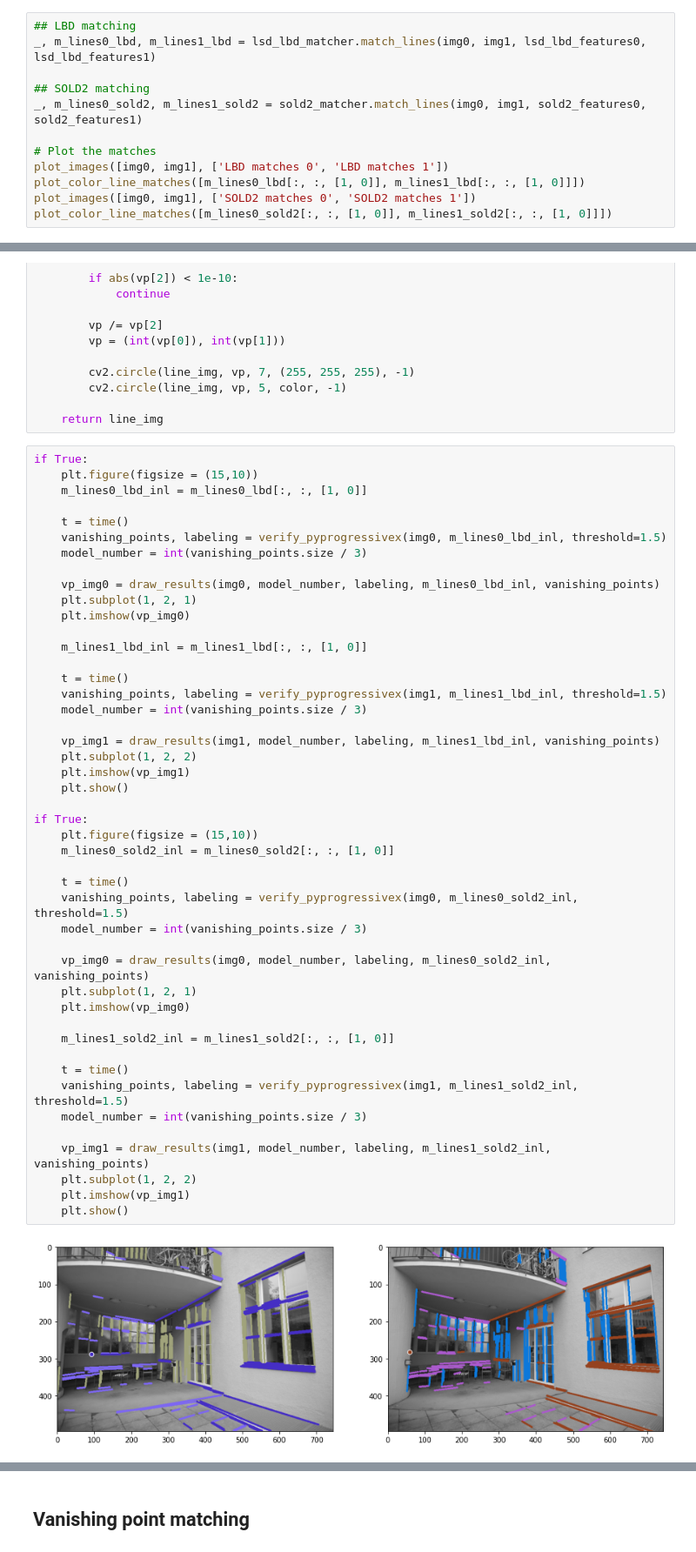
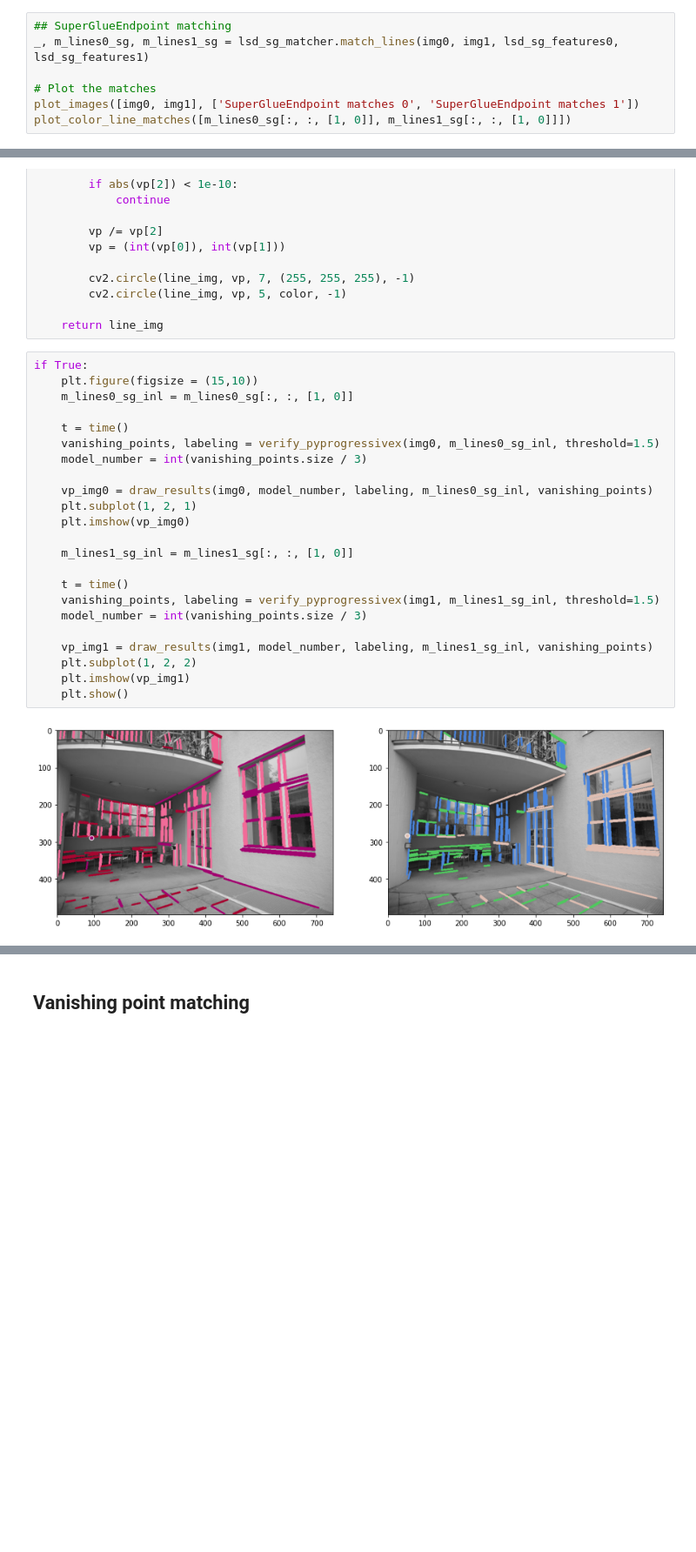
Before and after one commit to danini/robust-line-based-estimator, a Jupyter notebook: examples/multi_vp_from_lines.ipynb, the cells around one changed output, grey strips where cells are left out. Shown at 87% size. Cells and saved outputs as stored; diff of their text form; blank space fills up the shorter version.

```diff
--- a/examples/multi_vp_from_lines.ipynb
+++ b/examples/multi_vp_from_lines.ipynb
@@ -48,15 +35,10 @@ plot_lines([sold2_features0["line_segments"][:, :, [1, 0]], sold2_features1["lin
 # %% [markdown]
 ## Line matching
 # %%
-## LBD matching
-_, m_lines0_lbd, m_lines1_lbd = lsd_lbd_matcher.match_lines(img0, img1, lsd_lbd_features0, lsd_lbd_features1)
-
-## SOLD2 matching
-_, m_lines0_sold2, m_lines1_sold2 = sold2_matcher.match_lines(img0, img1, sold2_features0, sold2_features1)
+## SuperGlueEndpoint matching
+_, m_lines0_sg, m_lines1_sg = lsd_sg_matcher.match_lines(img0, img1, lsd_sg_features0, lsd_sg_features1)
 
 # Plot the matches
-plot_images([img0, img1], ['LBD matches 0', 'LBD matches 1'])
-plot_color_line_matches([m_lines0_lbd[:, :, [1, 0]], m_lines1_lbd[:, :, [1, 0]]])
-plot_images([img0, img1], ['SOLD2 matches 0', 'SOLD2 matches 1'])
-plot_color_line_matches([m_lines0_sold2[:, :, [1, 0]], m_lines1_sold2[:, :, [1, 0]]])
+plot_images([img0, img1], ['SuperGlueEndpoint matches 0', 'SuperGlueEndpoint matches 1'])
+plot_color_line_matches([m_lines0_sg[:, :, [1, 0]], m_lines1_sg[:, :, [1, 0]]])
 # %% [output]
@@ -134,48 +115,25 @@ def draw_results(img, model_number, labeling, linesegments, vanishing_points):
 # %%
 if True:
     plt.figure(figsize = (15,10))
-    m_lines0_lbd_inl = m_lines0_lbd[:, :, [1, 0]]
+    m_lines0_sg_inl = m_lines0_sg[:, :, [1, 0]]
 
     t = time()
-    vanishing_points, labeling = verify_pyprogressivex(img0, m_lines0_lbd_inl, threshold=1.5)
+    vanishing_points, labeling = verify_pyprogressivex(img0, m_lines0_sg_inl, threshold=1.5)
     model_number = int(vanishing_points.size / 3)
 
-    vp_img0 = draw_results(img0, model_number, labeling, m_lines0_lbd_inl, vanishing_points)
+    vp_img0 = draw_results(img0, model_number, labeling, m_lines0_sg_inl, vanishing_points)
     plt.subplot(1, 2, 1)
     plt.imshow(vp_img0)
 
-    m_lines1_lbd_inl = m_lines1_lbd[:, :, [1, 0]]
+    m_lines1_sg_inl = m_lines1_sg[:, :, [1, 0]]
 
     t = time()
-    vanishing_points, labeling = verify_pyprogressivex(img1, m_lines1_lbd_inl, threshold=1.5)
+    vanishing_points, labeling = verify_pyprogressivex(img1, m_lines1_sg_inl, threshold=1.5)
     model_number = int(vanishing_points.size / 3)
 
-    vp_img1 = draw_results(img1, model_number, labeling, m_lines1_lbd_inl, vanishing_points)
+    vp_img1 = draw_results(img1, model_number, labeling, m_lines1_sg_inl, vanishing_points)
     plt.subplot(1, 2, 2)
     plt.imshow(vp_img1)
     plt.show()
-
-if True:
-    plt.figure(figsize = (15,10))
-    m_lines0_sold2_inl = m_lines0_sold2[:, :, [1, 0]]
-
-    t = time()
-    vanishing_points, labeling = verify_pyprogressivex(img0, m_lines0_sold2_inl, threshold=1.5)
-    model_number = int(vanishing_points.size / 3)
-
-    vp_img0 = draw_results(img0, model_number, labeling, m_lines0_sold2_inl, vanishing_points)
-    plt.subplot(1, 2, 1)
-    plt.imshow(vp_img0)
-
-    m_lines1_sold2_inl = m_lines1_sold2[:, :, [1, 0]]
-
-    t = time()
-    vanishing_points, labeling = verify_pyprogressivex(img1, m_lines1_sold2_inl, threshold=1.5)
-    model_number = int(vanishing_points.size / 3)
-
-    vp_img1 = draw_results(img1, model_number, labeling, m_lines1_sold2_inl, vanishing_points)
-    plt.subplot(1, 2, 2)
-    plt.imshow(vp_img1)
-    plt.show()
 # %% [output]
-[figure, old version]
+[figure, new version]
```
Also changed, not shown: parts of 6 cells of this notebook, 11 other files.
